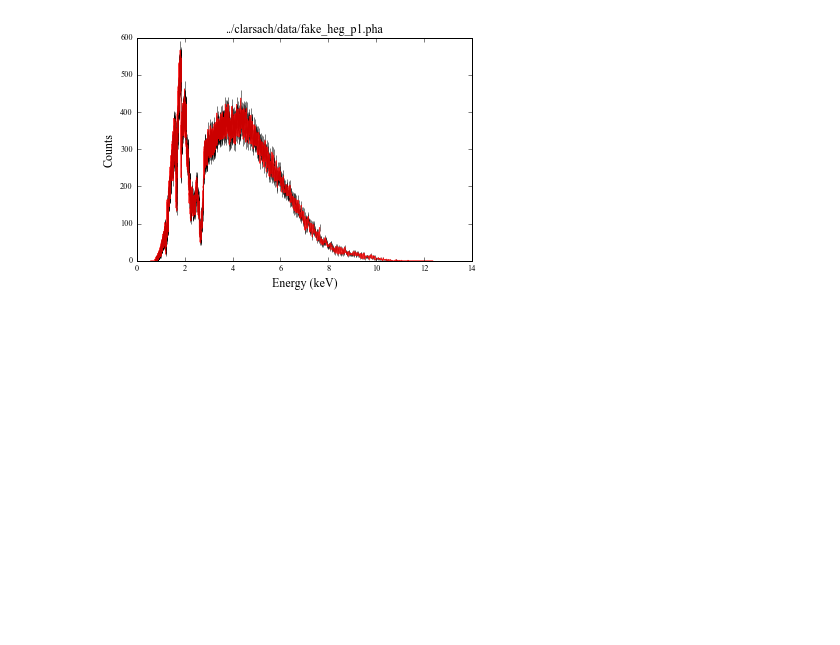
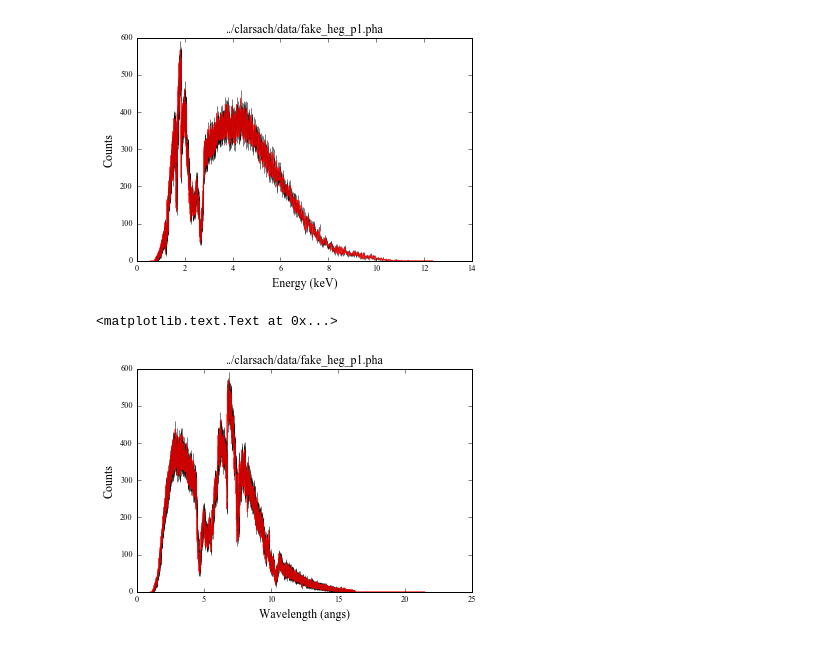
Before and after one commit to dhuppenkothen/clarsach, a Jupyter notebook: notebooks/TestSpectrum.ipynb, the cells around one changed output. Saved outputs shown, nothing was run; the diff lists cells and outputs as text; code cells hidden in the pictures; blank space fills up the shorter version.

```diff
--- a/notebooks/TestSpectrum.ipynb
+++ b/notebooks/TestSpectrum.ipynb
@@ -18,3 +18,10 @@ plt.title(TESTFILE)
 # %% [output]
 <matplotlib.text.Text at 0x...>
 [figure]
+# %%
+ax = plt.subplot(111)
+spec.plot(ax, xunit='angs', color='r', alpha=0.8)
+plt.title(TESTFILE)
+# %% [output]
+<matplotlib.text.Text at 0x...>
+[figure, added]
```
Also changed, not shown: 2 other files.
